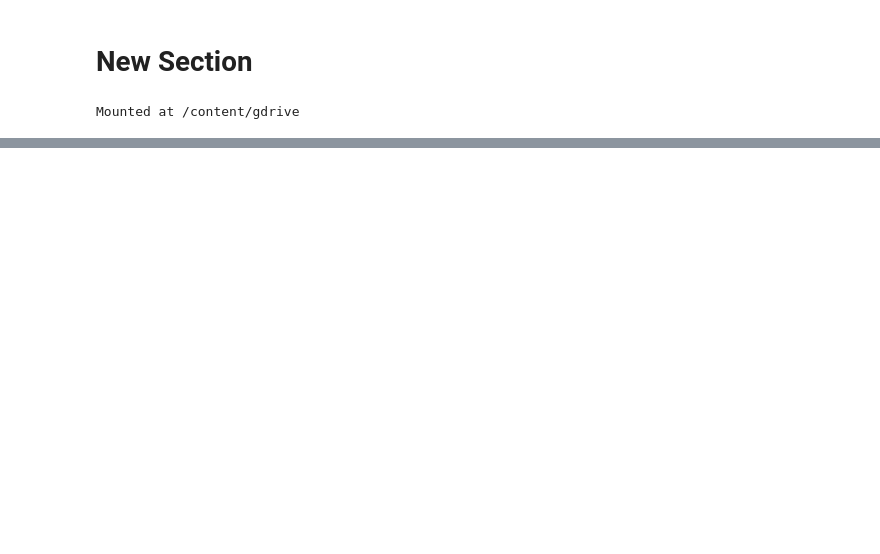
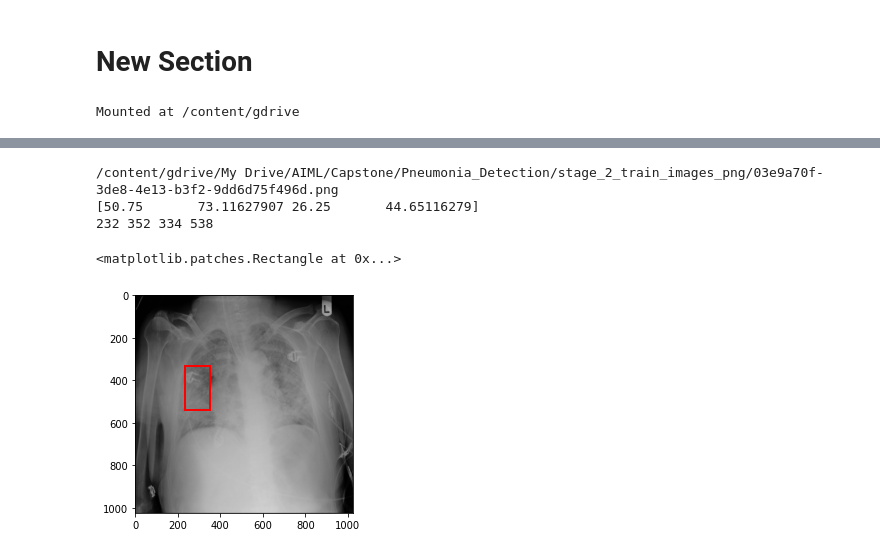
Before and after one commit to imanjunathn/Pneumonia-Detection, a Jupyter notebook: Pneumonia_classification_model.ipynb, the cells around one changed output, grey strips where cells are left out. Drawn from its saved outputs; the diff is of its cells as text; code cells hidden in the pictures; blank space fills up the shorter version.

```diff
--- a/Pneumonia_classification_model.ipynb
+++ b/Pneumonia_classification_model.ipynb
@@ -28,3 +38,5 @@ X_image_test_temp = np.load('./Capstone/Pneumonia_Detection/preocessed_training_
+# %%
+image_size = 224
 # %%
 # Here, I am using VGG16 model
 # And using input shape (224,224,3) 3 channels.
@@ -84 +98,28 @@ y_box_train = np.load('./Capstone/Pneumonia_Detection/y_box_train.npy')[0:1000]
+# %%
+X_train_images = np.load('/content/gdrive/My Drive/AIML/Capstone/Pneumonia_Detection/X_train.npy')
+# %%
+path = X_train_images[200]
+print(path)
+regions = y_box_train[200]
+print(regions)
+img =  cv2.imread(path)
+# Image.open(path)
+image_height,image_width,_ = img.shape
+
+x1 = int(regions[0] * image_width/image_size)
+y1 = int(regions[1] * image_height/image_size)
+
+x2= int((regions[0] + regions[2])  * image_width/image_size)
+y2 = int((regions[1] + regions[3]) * image_height/image_size)
+print(x1,x2,y1,y2)
+fig, ax = plt.subplots(1)
+ax.imshow(img)
+rect = patches.Rectangle((x1,y1),x2-x1,y2-y1,edgecolor='r',facecolor='none',linestyle='-', linewidth=2)
+ax.add_patch(rect)
+# %% [output]
+/content/gdrive/My Drive/AIML/Capstone/Pneumonia_Detection/stage_2_train_images_png/03e9a70f-3de8-4e13-b3f2-9dd6d75f496d.png
+[50.75       73.11627907 26.25       44.65116279]
+232 352 334 538
+<matplotlib.patches.Rectangle at 0x...>
+[figure, added]
 # %%
```
Also changed, not shown: parts of 22 cells of this notebook, 3 other files.
